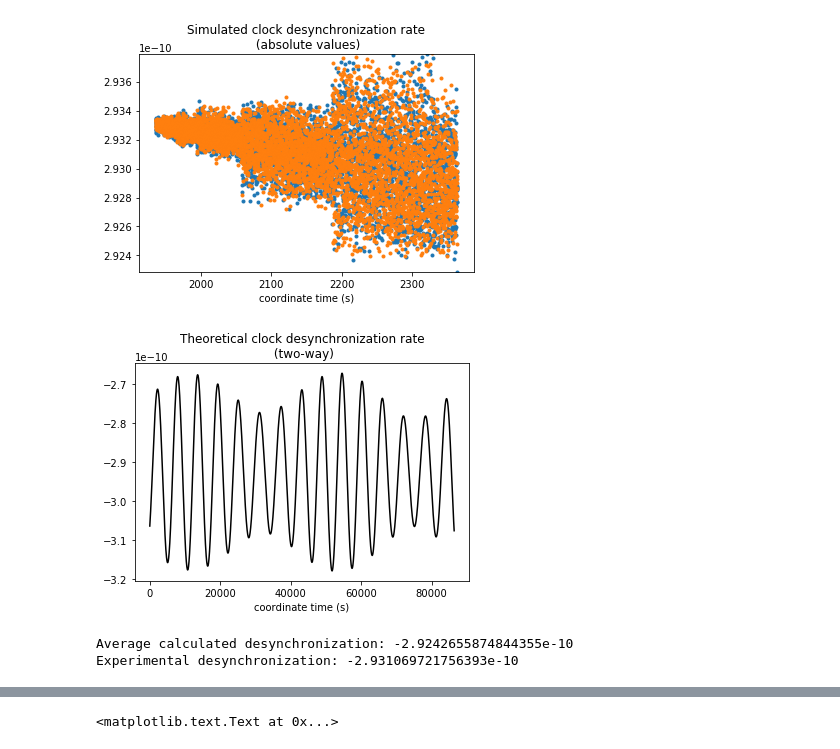
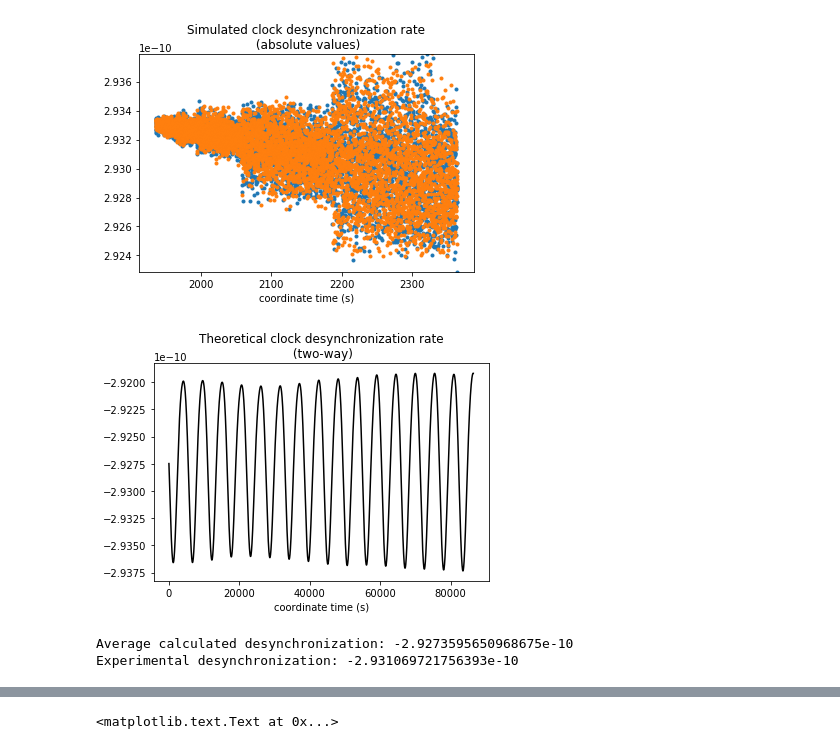
Before and after one commit to kalaydzhyan/dark-matter-codes, a Jupyter notebook: two_way.ipynb, the cells around one changed output, grey strips where cells are left out. Drawn from its saved outputs; the diff is of its cells as text; code cells hidden in the pictures.

```diff
--- a/two_way.ipynb
+++ b/two_way.ipynb
@@ -173,37 +173,38 @@ def relativistic_effect(i):
     R_AB = r_B - r_A
     abs_R_AB = np.linalg.norm(R_AB)
     N_AB = R_AB/abs_R_AB
 
     v_A = velocity(iss_orbit, i)
     v_B = velocity(gs_orbit, i)
     abs_v_A = np.linalg.norm(v_A)
     abs_v_B = np.linalg.norm(v_B)
 
     a_B = gs_acceleration[i]
 
     potential_difference = GM*(1/abs_r_B - 1/abs_r_A)/(phco.c**2)
-    second_doppler = -.5*(np.linalg.norm(v_B - v_A)/phco.c)**2
+#    second_doppler = -.5*(np.linalg.norm(v_B - v_A)/phco.c)**2
+    second_doppler = .5*(abs_v_B**2 - abs_v_A**2)/(phco.c)**2
     acceleration_term = - np.dot(r_B - r_A, a_B)/(phco.c**2)
     first_doppler = np.dot(N_AB, v_B - v_A)/phco.c
+    return (potential_difference + second_doppler)
 #    return (potential_difference + second_doppler + acceleration_term)*(1 + first_doppler)
-    return (potential_difference + second_doppler + acceleration_term)*(1 + first_doppler)
 
 
 relativistic_array = [relativistic_effect(i) for i in range(gs_orbit.shape[0])]
 
 fig, ax = plt.subplots()
 plt.plot(gs_orbit['coord.time'], relativistic_array, c = 'k')
 plt.xlabel('coordinate time (s)')
 plt.title('Theoretical clock desynchronization rate\n (two-way)')
 plt.show()
 
 # periodicity should be about 5520 s due to the 92 min ISS revolution period
 
 print 'Average calculated desynchronization: ' + str(np.mean(relativistic_array))
 print 'Experimental desynchronization: ' + str((data['test'][-1]-data['test'][0])/(data['prop.time'][-1]-data['prop.time'][0]))
 # %% [output]
-[figure, old version]
+[figure, new version]
-Average calculated desynchronization: -2.9242655874844355e-10
+Average calculated desynchronization: -2.9273595650968675e-10
 Experimental desynchronization: -2.931069721756393e-10
 # %%
 data1.plot(x = 'coord.time', y = ['2way_desync'])
```
Also changed, not shown: parts of 6 cells of this notebook.
